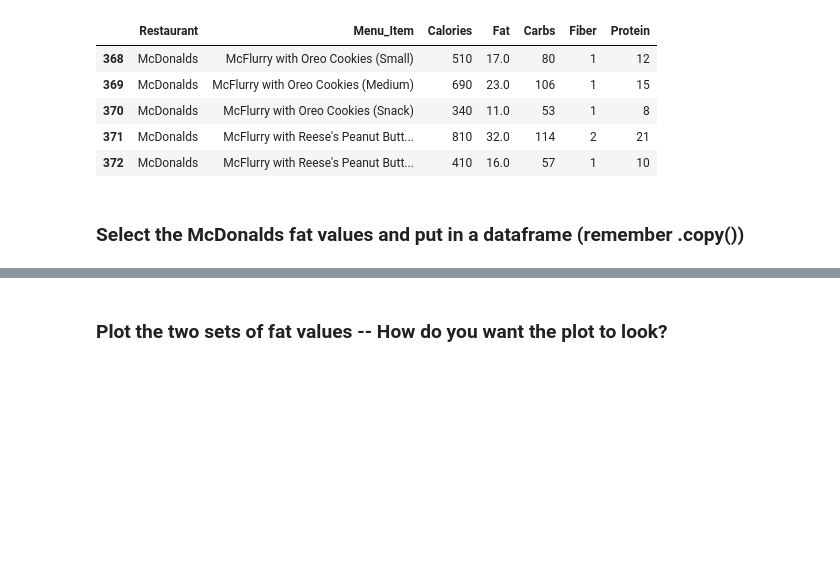
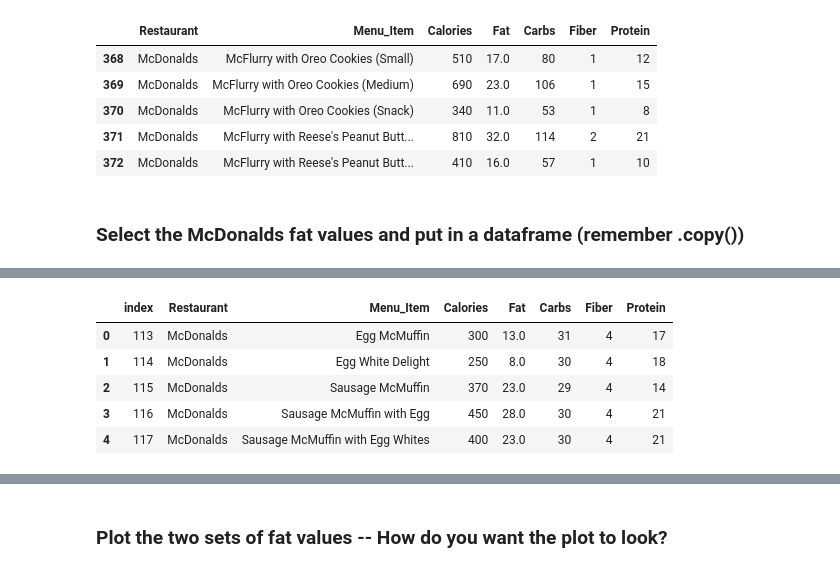
Before and after one commit to olsonac/data_science_for_brain_and_behaviour_26-27, a Jupyter notebook: Lectures/wk7_1_permutation_tests/wk7_1_comparing_means_in_class_working.ipynb, the cells around one changed output, grey strips where cells are left out. Cells and saved outputs as stored; diff of their text form; code cells hidden in the pictures; blank space fills up the shorter version.

```diff
--- a/Lectures/wk7_1_permutation_tests/wk7_1_comparing_means.ipynb
+++ b/Lectures/wk7_1_permutation_tests/wk7_1_comparing_means_in_class_working.ipynb
@@ -264,0 +330,4 @@ sb_vs_mac.tail()
+# %%
+filter_mac = sb_vs_mac["Restaurant"] == "McDonalds"
+filter_sb = sb_vs_mac["Restaurant"] == "Starbucks"
+filter_sb
@@ -264,0 +347,12 @@ sb_vs_mac.tail()
+# %%
+mac_df = sb_vs_mac[filter_mac].copy()
+mac_df.reset_index(inplace = True)
+mac_df.head()
+test.head()
+# %% [output]
+|  | index | Restaurant | Menu_Item | Calories | Fat | Carbs | Fiber | Protein |
+| 0 | 113 | McDonalds | Egg McMuffin | 300 | 13.0 | 31 | 4 | 17 |
+| 1 | 114 | McDonalds | Egg White Delight | 250 | 8.0 | 30 | 4 | 18 |
+| 2 | 115 | McDonalds | Sausage McMuffin | 370 | 23.0 | 29 | 4 | 14 |
+| 3 | 116 | McDonalds | Sausage McMuffin with Egg | 450 | 28.0 | 30 | 4 | 21 |
+| 4 | 117 | McDonalds | Sausage McMuffin with Egg Whites | 400 | 23.0 | 30 | 4 | 21 |
```
Also changed, not shown: parts of 20 cells of this notebook.
